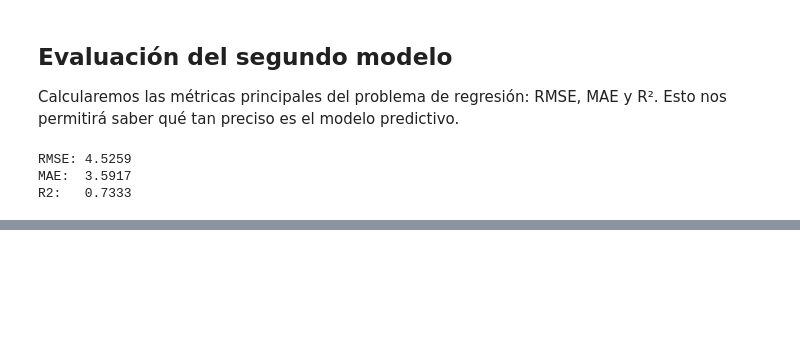
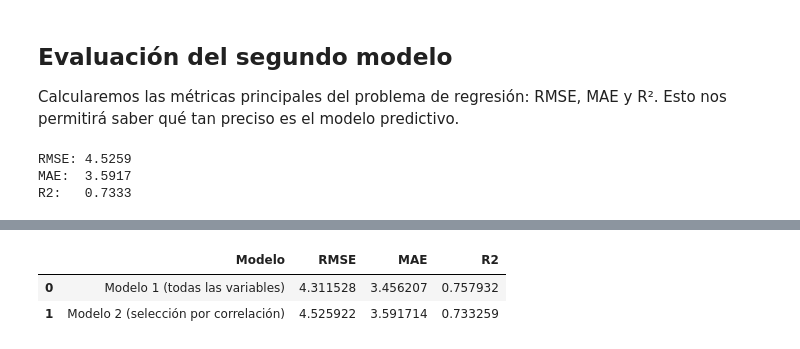
Before and after one commit to SebastianVO15/Laboratorio-1-G11-Aprendizaje-de-maquina, a Jupyter notebook: Laboratorio1_G11.ipynb, the cells around one changed output, grey strips where cells are left out. Drawn from its saved outputs; the diff is of its cells as text; code cells hidden in the pictures; blank space fills up the shorter version.

```diff
--- a/Laboratorio1_G11.ipynb
+++ b/Laboratorio1_G11.ipynb
@@ -809,0 +808,12 @@ NameError: name 'columnas_redundantes' is not defined
+# %%
+tabla_comparativa = pd.DataFrame({
+    "Modelo": ["Modelo 1 (todas las variables)", "Modelo 2 (selección por correlación)"],
+    "RMSE": [rmse, rmse2],
+    "MAE": [mae, mae2],
+    "R2": [r2, r2_2]
+})
+tabla_comparativa
+# %% [output]
+|  | Modelo | RMSE | MAE | R2 |
+| 0 | Modelo 1 (todas las variables) | 4.311528 | 3.456207 | 0.757932 |
+| 1 | Modelo 2 (selección por correlación) | 4.525922 | 3.591714 | 0.733259 |
```
Also changed, not shown: parts of 4 cells of this notebook.
